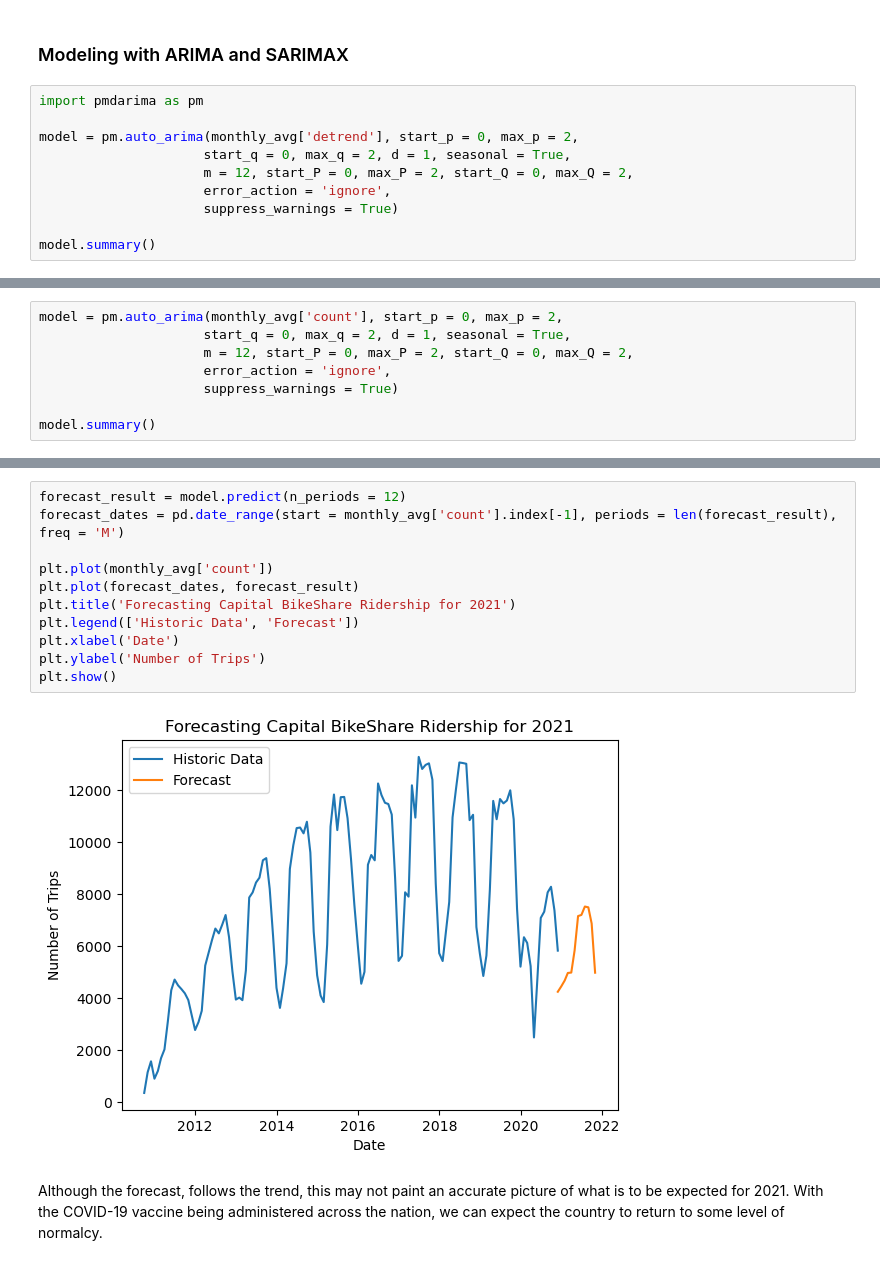
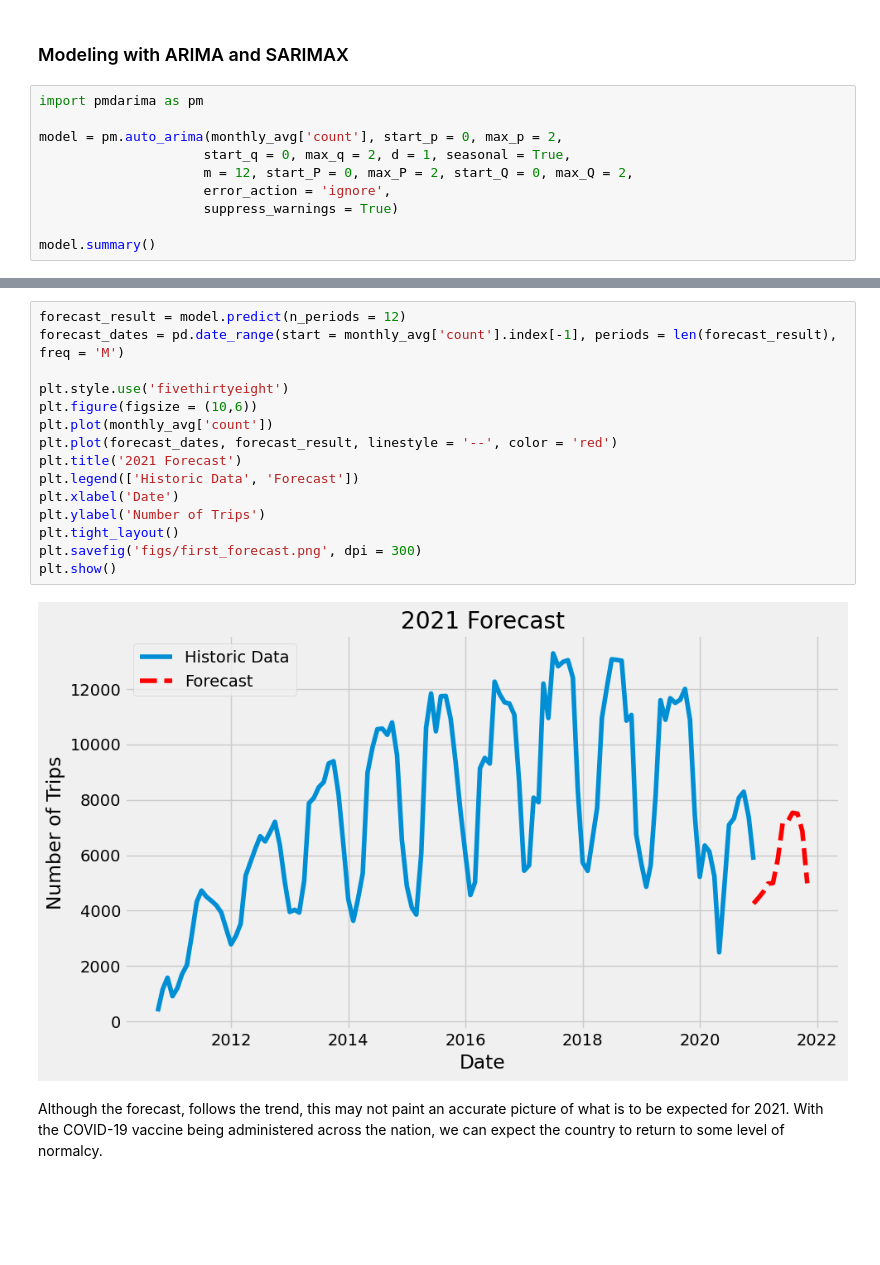
Before and after one commit to jhlee515/BikeShare_capstone, a Jupyter notebook: 3_modeling.ipynb, the cells around one changed output, grey strips where cells are left out. Cells and saved outputs as stored; diff of their text form; blank space fills up the shorter version.

Commit message:
updated notebooks, added figures and final report

```diff
--- a/3_modeling.ipynb
+++ b/3_modeling.ipynb
@@ -190,7 +200,7 @@ pacf = plot_pacf(monthly_avg['count'].dropna(), ax = ax2)
 # %%
 import pmdarima as pm
 
-model = pm.auto_arima(monthly_avg['detrend'], start_p = 0, max_p = 2,
+model = pm.auto_arima(monthly_avg['count'], start_p = 0, max_p = 2,
                      start_q = 0, max_q = 2, d = 1, seasonal = True,
                      m = 12, start_P = 0, max_P = 2, start_Q = 0, max_Q = 2,
                      error_action = 'ignore',
@@ -217,10 +229,2 @@ SARIMAX Results
 Warnings:
 [1] Covariance matrix calculated using the outer product of gradients (complex-step).
-# %%
-model = pm.auto_arima(monthly_avg['count'], start_p = 0, max_p = 2,
-                     start_q = 0, max_q = 2, d = 1, seasonal = True,
-                     m = 12, start_P = 0, max_P = 2, start_Q = 0, max_Q = 2,
-                     error_action = 'ignore',
-                     suppress_warnings = True)
-
-model.summary()
@@ -248,16 +231,20 @@ Warnings:
 # %%
 forecast_result = model.predict(n_periods = 12)
 forecast_dates = pd.date_range(start = monthly_avg['count'].index[-1], periods = len(forecast_result), freq = 'M')
 
+plt.style.use('fivethirtyeight')
+plt.figure(figsize = (10,6))
 plt.plot(monthly_avg['count'])
-plt.plot(forecast_dates, forecast_result)
-plt.title('Forecasting Capital BikeShare Ridership for 2021')
+plt.plot(forecast_dates, forecast_result, linestyle = '--', color = 'red')
+plt.title('2021 Forecast')
 plt.legend(['Historic Data', 'Forecast'])
 plt.xlabel('Date')
 plt.ylabel('Number of Trips')
+plt.tight_layout()
+plt.savefig('figs/first_forecast.png', dpi = 300)
 plt.show()
 # %% [output]
-[figure, old version]
+[figure, new version]
 # %% [markdown]
 Although the forecast, follows the trend, this may not paint an accurate picture of what is to be expected for 2021. With the COVID-19 vaccine being administered across the nation, we can expect the country to return to some level of normalcy.
 # %%
```
Also changed, not shown: parts of 19 cells of this notebook, 17 other files.
